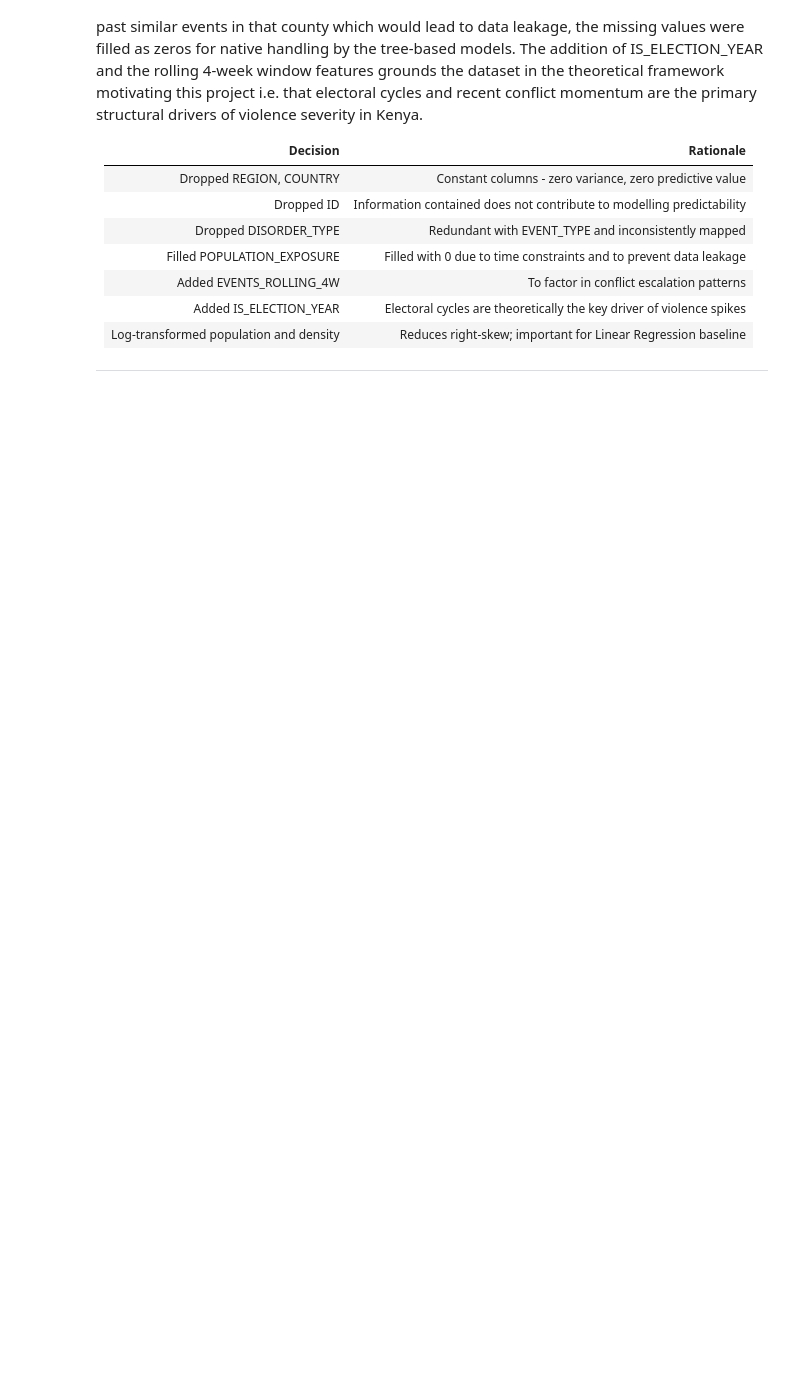
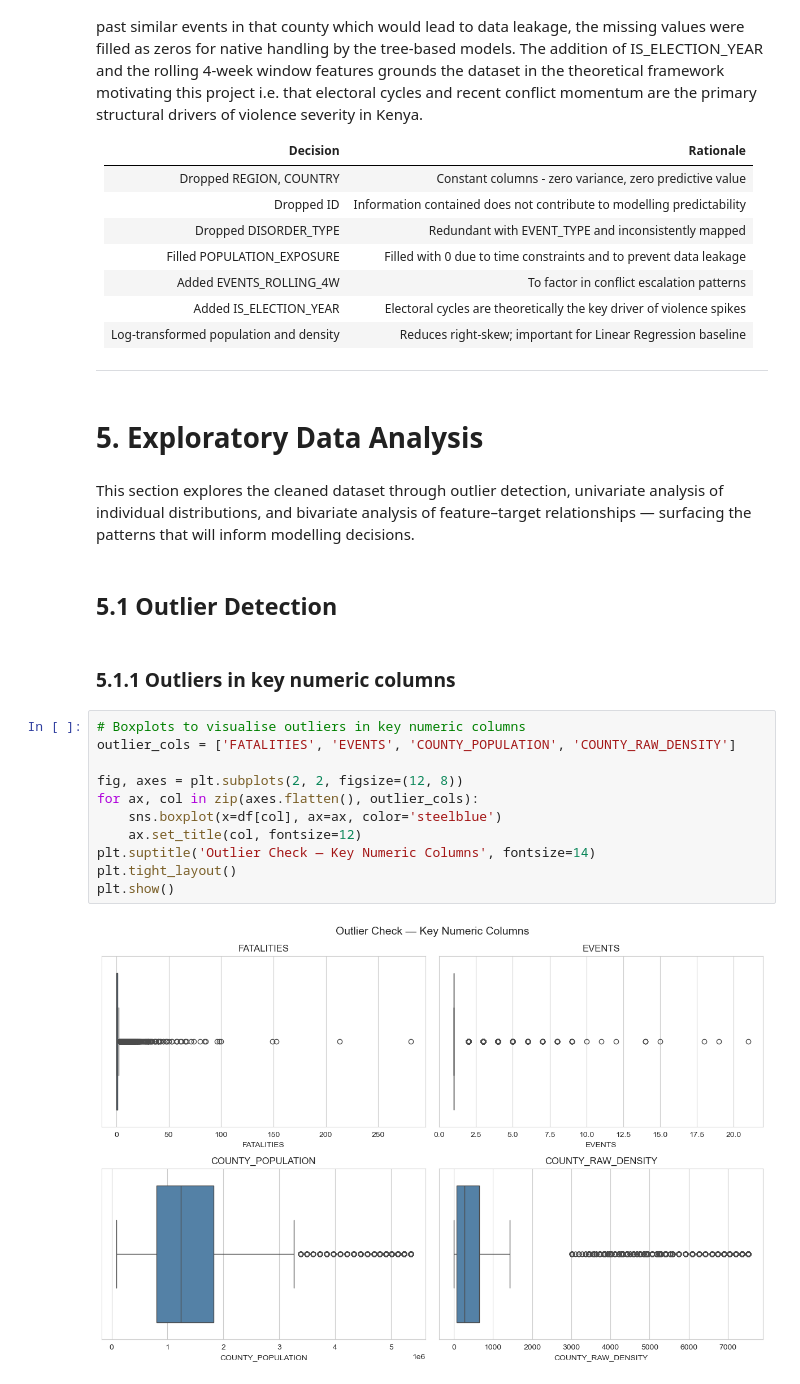
Before and after one commit to KimutaiHub/kenya-political-violence-risk-prediction, a Jupyter notebook: master_notebook.ipynb, the cells around one changed output. Saved outputs shown, nothing was run; the diff lists cells and outputs as text; blank space fills up the shorter version.

Commit message:
EDA_Analysis

```diff
--- a/master_notebook.ipynb
+++ b/master_notebook.ipynb
@@ -817,3 +817,24 @@ The most consequential decision was the treatment of POPULATION_EXPOSURE: rather
 | Log-transformed population and density | Reduces right-skew; important for Linear Regression baseline |
 
 ---
+# %% [markdown]
+# 5. Exploratory Data Analysis
+# %% [markdown]
+ This section explores the cleaned dataset through outlier detection, univariate analysis of individual distributions, and bivariate analysis of feature–target relationships — surfacing the patterns that will inform modelling decisions.
+# %% [markdown]
+## 5.1 Outlier Detection
+# %% [markdown]
+### 5.1.1 Outliers in key numeric columns
+# %%
+# Boxplots to visualise outliers in key numeric columns
+outlier_cols = ['FATALITIES', 'EVENTS', 'COUNTY_POPULATION', 'COUNTY_RAW_DENSITY']
+
+fig, axes = plt.subplots(2, 2, figsize=(12, 8))
+for ax, col in zip(axes.flatten(), outlier_cols):
+    sns.boxplot(x=df[col], ax=ax, color='steelblue')
+    ax.set_title(col, fontsize=12)
+plt.suptitle('Outlier Check — Key Numeric Columns', fontsize=14)
+plt.tight_layout()
+plt.show()
+# %% [output]
+[figure, added]
```
Also changed, not shown: parts of 4 cells of this notebook.
